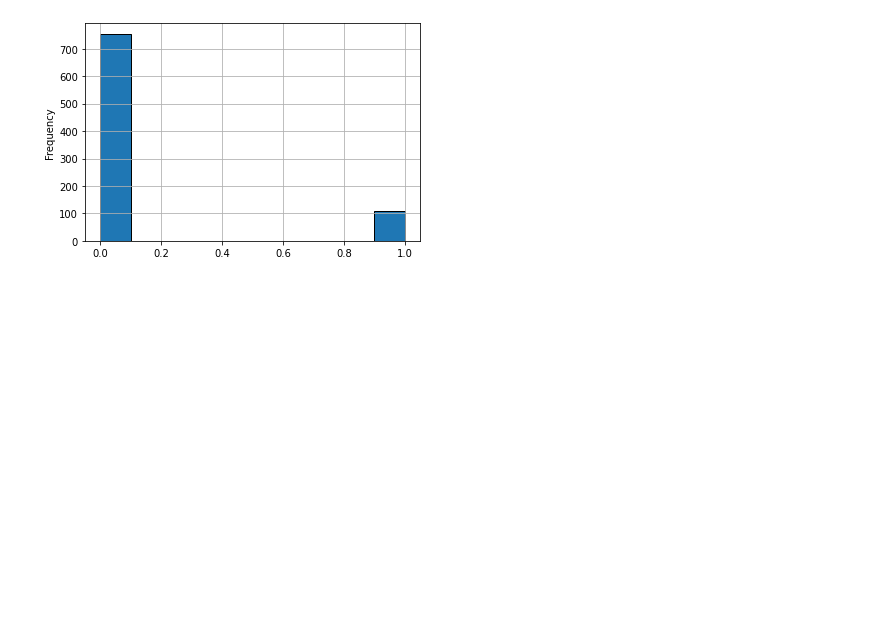
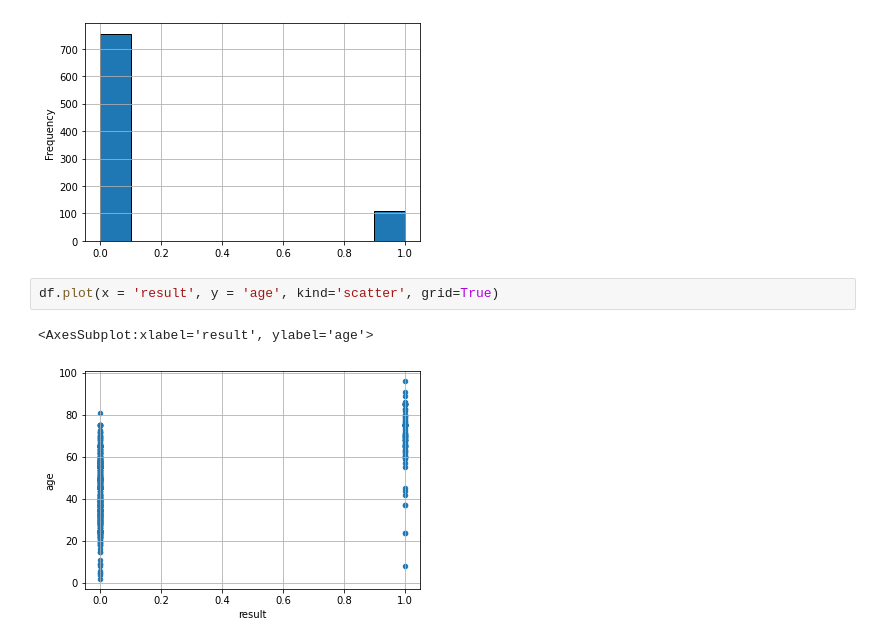
Before and after one commit to KAYounes/AIProject_Covid, a Jupyter notebook: code/Data Exploration.ipynb, the cells around one changed output. Saved outputs shown, nothing was run; the diff lists cells and outputs as text; blank space fills up the shorter version.

```diff
--- a/code/Data Exploration.ipynb
+++ b/code/Data Exploration.ipynb
@@ -58,4 +59,9 @@ df['result'].plot(kind='hist', edgecolor='k', grid=True)
 # %% [output]
 <AxesSubplot:ylabel='Frequency'>
 [figure]
+# %%
+df.plot(x = 'result', y = 'age', kind='scatter', grid=True)
+# %% [output]
+<AxesSubplot:xlabel='result', ylabel='age'>
+[figure, added]
 # %%
```
Also changed, not shown: parts of 5 cells of this notebook.
